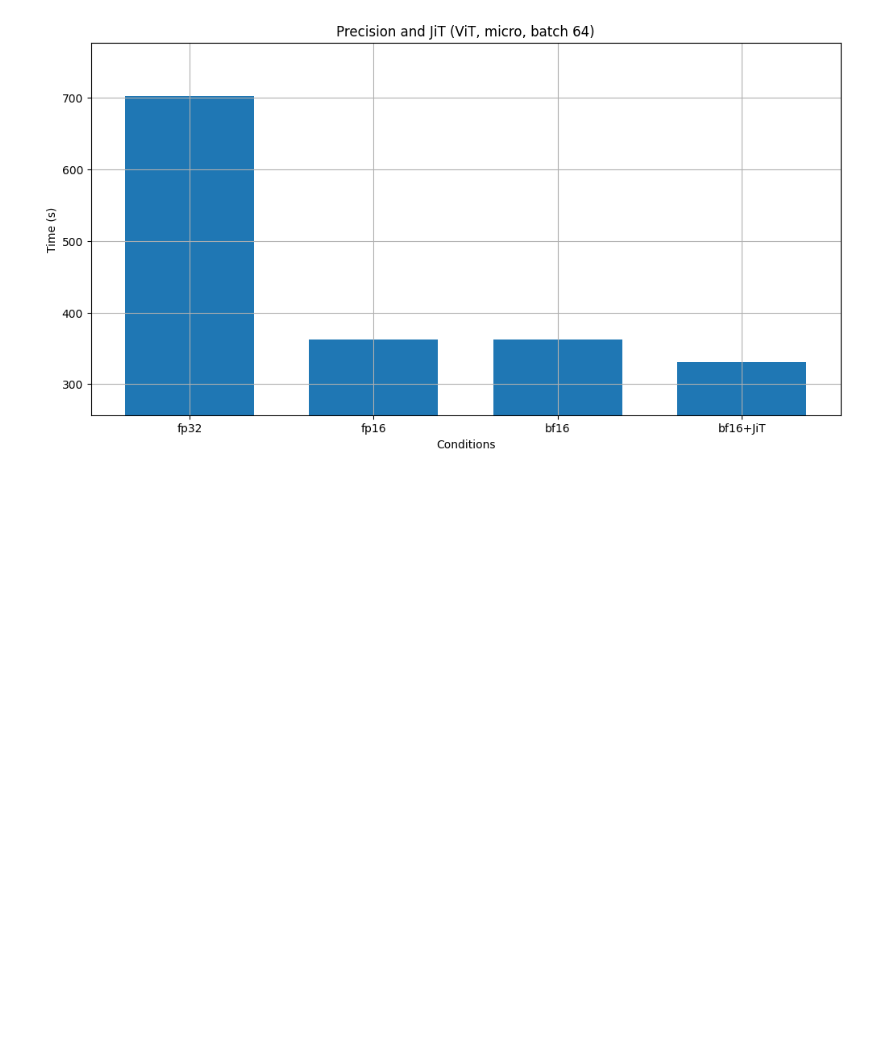
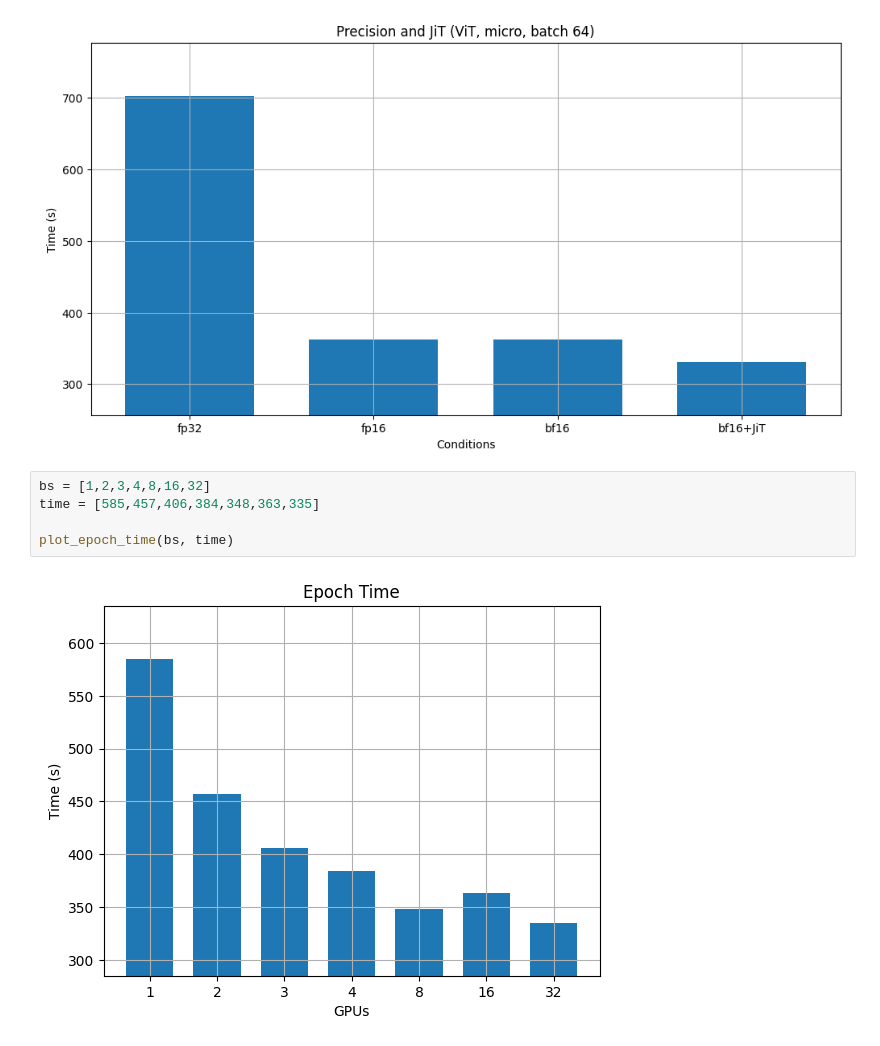
Before and after one commit to AUBERTIERThomas/SA-MIRI, a Jupyter notebook: Ph-Pi/11-X.ipynb, the cells around one changed output. Cells and saved outputs as stored; diff of their text form; blank space fills up the shorter version.

```diff
--- a/Ph-Pi/11-X.ipynb
+++ b/Ph-Pi/11-X.ipynb
@@ -117,3 +126,10 @@ time = [703,362,362,331]
 plot_final(id, time, "Precision and JiT (ViT, micro, batch 64)",w=0.7)
 # %% [output]
 [figure]
+# %%
+bs = [1,2,3,4,8,16,32]
+time = [585,457,406,384,348,363,335]
+
+plot_epoch_time(bs, time)
+# %% [output]
+[figure, added]
```
Also changed, not shown: parts of 4 cells of this notebook, 14 other files.
